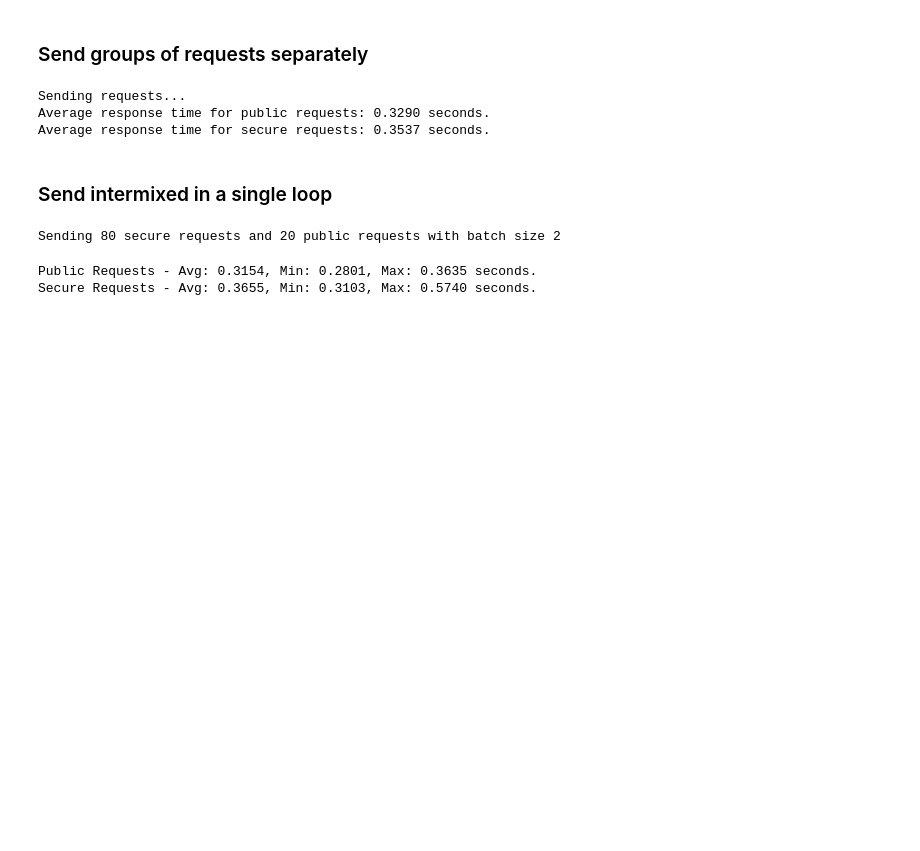
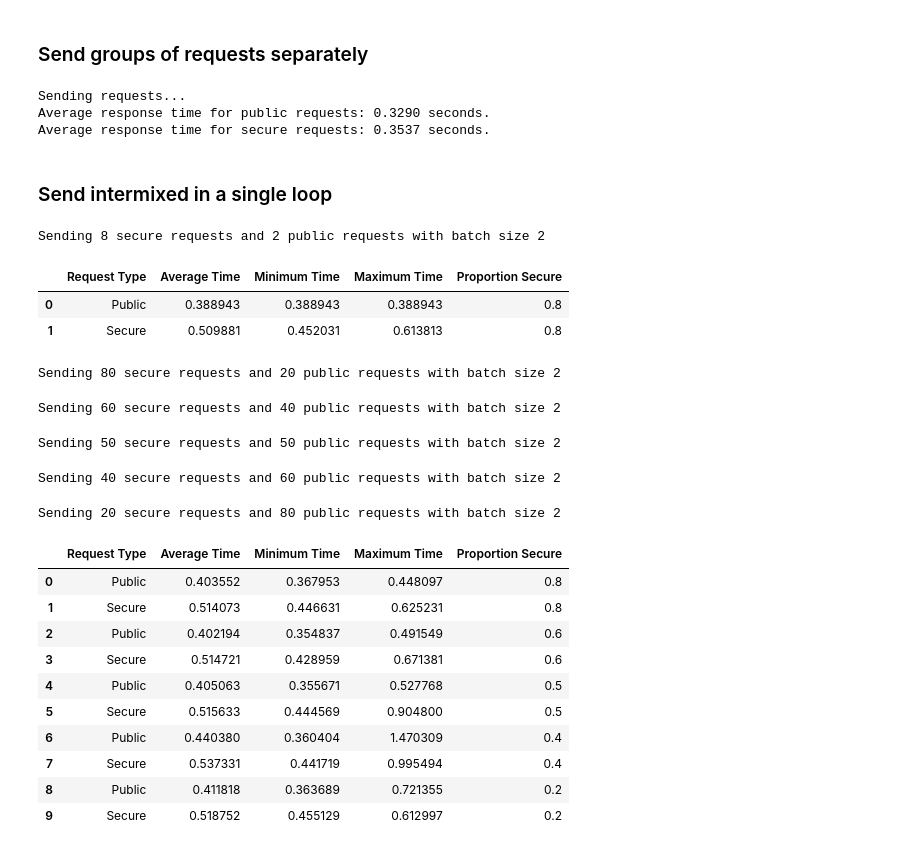
Before and after one commit to hpiercehoffman/secure-serving, a Jupyter notebook: image_classification/routing-test.ipynb, the cells around one changed output. Saved outputs shown, nothing was run; the diff lists cells and outputs as text; code cells hidden in the pictures; blank space fills up the shorter version.

```diff
--- a/image_classification/routing-test.ipynb
+++ b/image_classification/routing-test.ipynb
@@ -63,37 +100,42 @@ Average response time for secure requests: 0.3537 seconds.
 # %%
-base_url = 'http://18.223.112.165/'
-num_public_requests = 20
-num_secure_requests = 80
+base_url = 'http://18.221.20.245/'
+num_public_requests = 2
+num_secure_requests = 8
 batch_size = 2
 
-num_requests = num_public_requests + num_secure_requests
-public_times = []
-secure_times = []
-
-prob_secure = num_secure_requests / num_requests
-
-print(f'Sending {num_secure_requests} secure requests and {num_public_requests} public requests with batch size {batch_size}')
-
-for _ in tqdm(range(num_requests), desc="Sending requests"):
-    is_secure = random.random() < prob_secure
-
-    status, time_taken = send_request(is_secure=is_secure)
-    if is_secure:
-        secure_times.append(time_taken)
-    else:
-        public_times.append(time_taken)
-
-avg_public_time = sum(public_times) / len(public_times) if public_times else 0
-min_public_time = min(public_times) if public_times else 0
-max_public_time = max(public_times) if public_times else 0
-
-avg_secure_time = sum(secure_times) / len(secure_times) if secure_times else 0
-min_secure_time = min(secure_times) if secure_times else 0
-max_secure_time = max(secure_times) if secure_times else 0
-
-print(f'Public Requests - Avg: {avg_public_time:.4f}, Min: {min_public_time:.4f}, Max: {max_public_time:.4f} seconds.')
-print(f'Secure Requests - Avg: {avg_secure_time:.4f}, Min: {min_secure_time:.4f}, Max: {max_secure_time:.4f} seconds.')
+df = send_requests(base_url, num_public_requests, num_secure_requests, batch_size)
 # %% [output]
-Sending 80 secure requests and 20 public requests with batch size 2
+Sending 8 secure requests and 2 public requests with batch size 2
-Public Requests - Avg: 0.3154, Min: 0.2801, Max: 0.3635 seconds.
-Secure Requests - Avg: 0.3655, Min: 0.3103, Max: 0.5740 seconds.
+# %%
+df
+# %% [output]
+|  | Request Type | Average Time | Minimum Time | Maximum Time | Proportion Secure |
+| 0 | Public | 0.388943 | 0.388943 | 0.388943 | 0.8 |
+| 1 | Secure | 0.509881 | 0.452031 | 0.613813 | 0.8 |
+# %%
+splits = [(20, 80), (40, 60), (50, 50), (60, 40), (80, 20)]
+
+results = []
+for public, secure in splits:
+    df = send_requests(base_url, public, secure, batch_size)
+    results.append(df)
+combined_df = pd.concat(results, ignore_index=True)
+
+combined_df
+# %% [output]
+Sending 80 secure requests and 20 public requests with batch size 2
+Sending 60 secure requests and 40 public requests with batch size 2
+Sending 50 secure requests and 50 public requests with batch size 2
+Sending 40 secure requests and 60 public requests with batch size 2
+Sending 20 secure requests and 80 public requests with batch size 2
+|  | Request Type | Average Time | Minimum Time | Maximum Time | Proportion Secure |
+| 0 | Public | 0.403552 | 0.367953 | 0.448097 | 0.8 |
+| 1 | Secure | 0.514073 | 0.446631 | 0.625231 | 0.8 |
+| 2 | Public | 0.402194 | 0.354837 | 0.491549 | 0.6 |
+| 3 | Secure | 0.514721 | 0.428959 | 0.671381 | 0.6 |
+| 4 | Public | 0.405063 | 0.355671 | 0.527768 | 0.5 |
+| 5 | Secure | 0.515633 | 0.444569 | 0.904800 | 0.5 |
+| 6 | Public | 0.440380 | 0.360404 | 1.470309 | 0.4 |
+| 7 | Secure | 0.537331 | 0.441719 | 0.995494 | 0.4 |
+| 8 | Public | 0.411818 | 0.363689 | 0.721355 | 0.2 |
+| 9 | Secure | 0.518752 | 0.455129 | 0.612997 | 0.2 |
```
Also changed, not shown: parts of 6 cells of this notebook, 13 other files.
